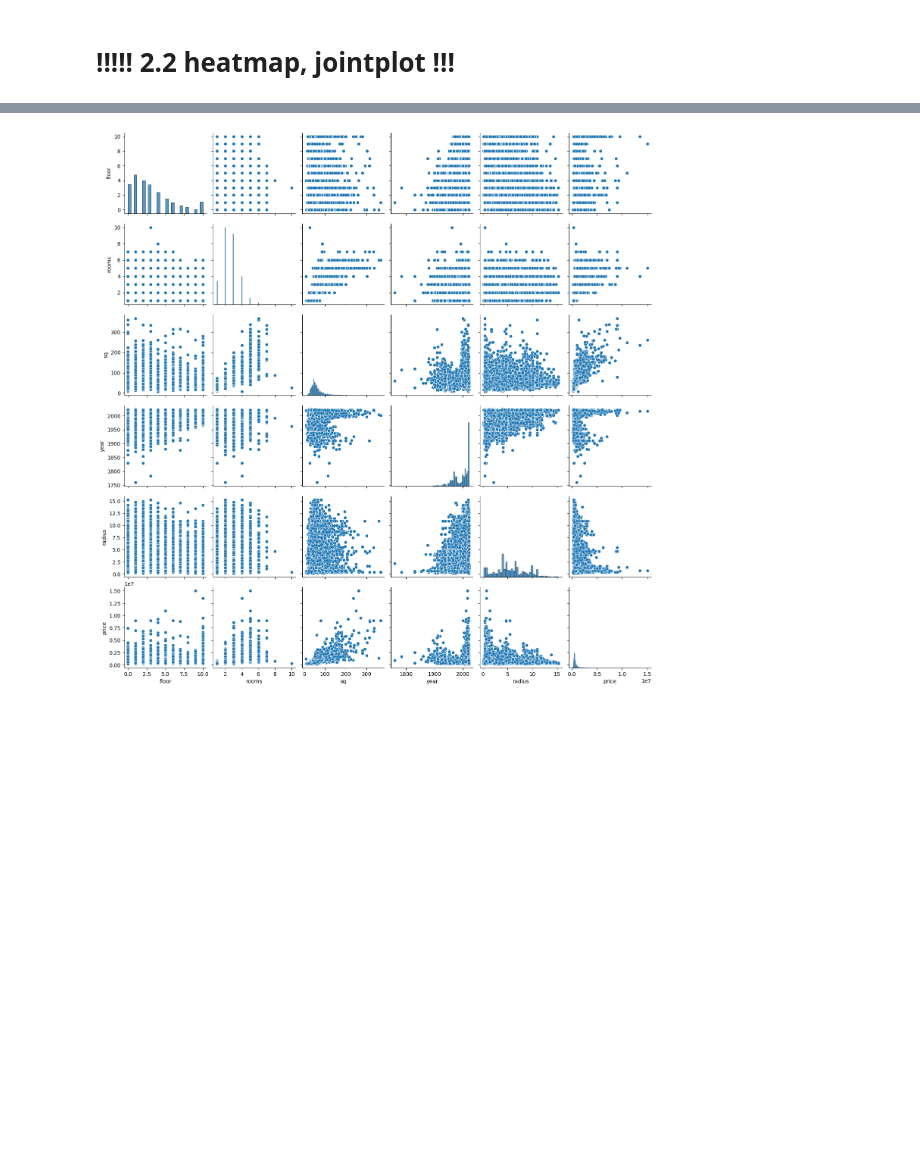
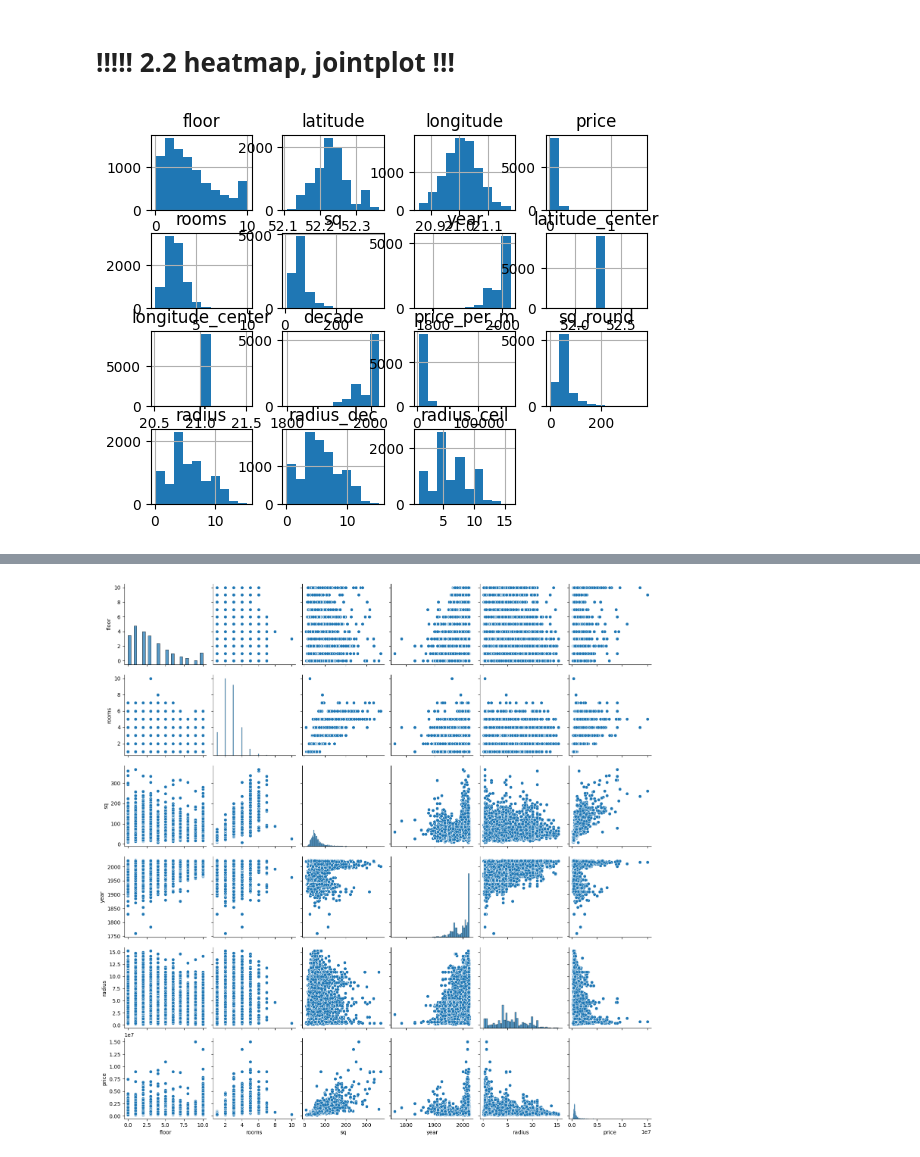
Before and after one commit to am-tropin/poland-apartment-prices, a Jupyter notebook: poland prices - regression.ipynb, the cells around one changed output, grey strips where cells are left out. Saved outputs shown, nothing was run; the diff lists cells and outputs as text; code cells hidden in the pictures; blank space fills up the shorter version.

```diff
--- a/poland prices - regression.ipynb
+++ b/poland prices - regression.ipynb
@@ -624,3 +624,8 @@ for col in features_short2:
 [figure]
 # %% [markdown]
 # !!!!! 2.2 heatmap, jointplot !!!
+# %%
+warsaw_df.hist()
+plt.show()
+# %% [output]
+[figure, added]
```
Also changed, not shown: parts of 4 cells of this notebook.
